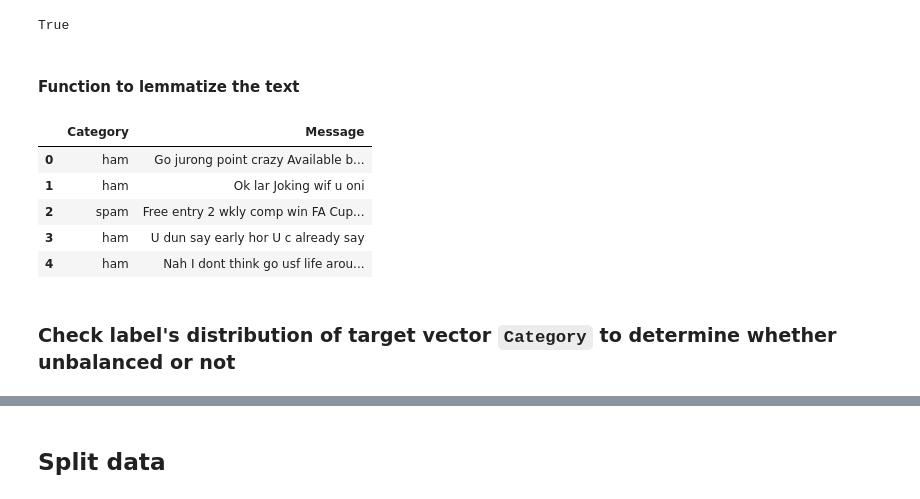
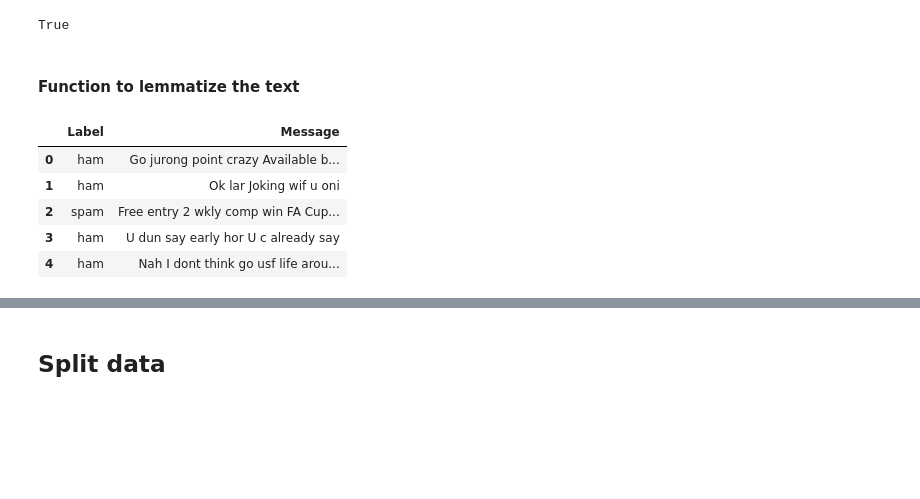
Before and after one commit to TienNguyen93/Spam-prediction, a Jupyter notebook: spam-prediction.ipynb, the cells around one changed output, grey strips where cells are left out. Cells and saved outputs as stored; diff of their text form; code cells hidden in the pictures; blank space fills up the shorter version.

```diff
--- a/spam-prediction.ipynb
+++ b/spam-prediction.ipynb
@@ -81,4 +75,4 @@ After dropping duplicates, the dataset goes from `5572` to `5169` rows
 # %%
-# df["Message"] = df["Message"].apply(lambda text: remove_punctuation(text))
-# df.head()
+df["Message"] = df["Message"].apply(lambda text: remove_punctuation(text))
+df.head()
 # %% [output]
@@ -116,10 +110,10 @@ True
 # %%
-# from nltk.corpus import stopwords
-# stop_words = set(stopwords.words('english'))
+from nltk.corpus import stopwords
+stop_words = set(stopwords.words('english'))
 
-# def remove_stopwords(text):
-#     return " ".join([word for word in str(text).split() if word not in stop_words])
+def remove_stopwords(text):
+    return " ".join([word for word in str(text).split() if word not in stop_words])
 # %%
-# df["Message"] = df["Message"].apply(lambda text: remove_stopwords(text))
-# df.head()
+df["Message"] = df["Message"].apply(lambda text: remove_stopwords(text))
+df.head()
 # %% [output]
@@ -140,30 +134,28 @@ nltk.download('wordnet')
 [nltk_data]     C:\Users\nguye\AppData\Roaming\nltk_data...
 [nltk_data]   Package wordnet is already up-to-date!
 True
-# %% [markdown]
-#### Function to lemmatize the text
+# %% [markdown]
+#### Function to lemmatize the text
 # %%
-# from nltk.stem import WordNetLemmatizer
-# from nltk.corpus import wordnet
-# from nltk import pos_tag
+from nltk.stem import WordNetLemmatizer
+from nltk.corpus import wordnet
+from nltk import pos_tag
 
-# # pos_text: Part of speech, assign a tag to each token in a document to denote its part of speech
+# pos_text: Part of speech, assign a tag to each token in a document to denote its part of speech
 
-# wordnet_map = {"N":  wordnet.NOUN, "V": wordnet.VERB, "J": wordnet.ADJ, "R": wordnet.ADV}
-# lemmatizer = WordNetLemmatizer()
+wordnet_map = {"N":  wordnet.NOUN, "V": wordnet.VERB, "J": wordnet.ADJ, "R": wordnet.ADV}
+lemmatizer = WordNetLemmatizer()
 
-# def lemmatize_words(text):
-#     pos_text = pos_tag(text.split())
-#     return " ".join([lemmatizer.lemmatize(word, wordnet_map.get(pos[0], wordnet.NOUN)) for word, pos in pos_text])
+def lemmatize_words(text):
+    pos_text = pos_tag(text.split())
+    return " ".join([lemmatizer.lemmatize(word, wordnet_map.get(pos[0], wordnet.NOUN)) for word, pos in pos_text])
 # %%
-# df["Message"] = df["Message"].apply(lambda text: lemmatize_words(text))
-# df.head()
+df["Message"] = df["Message"].apply(lambda text: lemmatize_words(text))
+df.head()
 # %% [output]
-|  | Category | Message |
+|  | Label | Message |
 | 0 | ham | Go jurong point crazy Available b... |
 | 1 | ham | Ok lar Joking wif u oni |
 | 2 | spam | Free entry 2 wkly comp win FA Cup... |
 | 3 | ham | U dun say early hor U c already say |
 | 4 | ham | Nah I dont think go usf life arou... |
-# %% [markdown]
-### Check label's distribution of target vector `Category` to determine whether unbalanced or not
```
Also changed, not shown: parts of 55 cells of this notebook.
